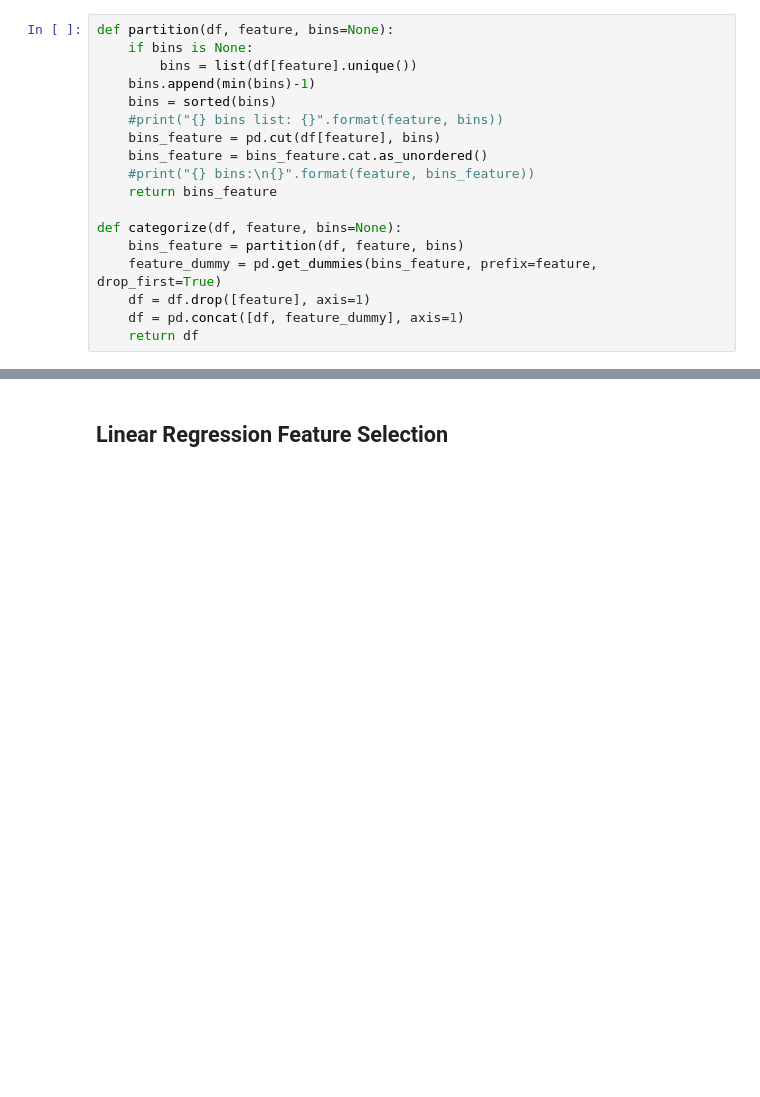
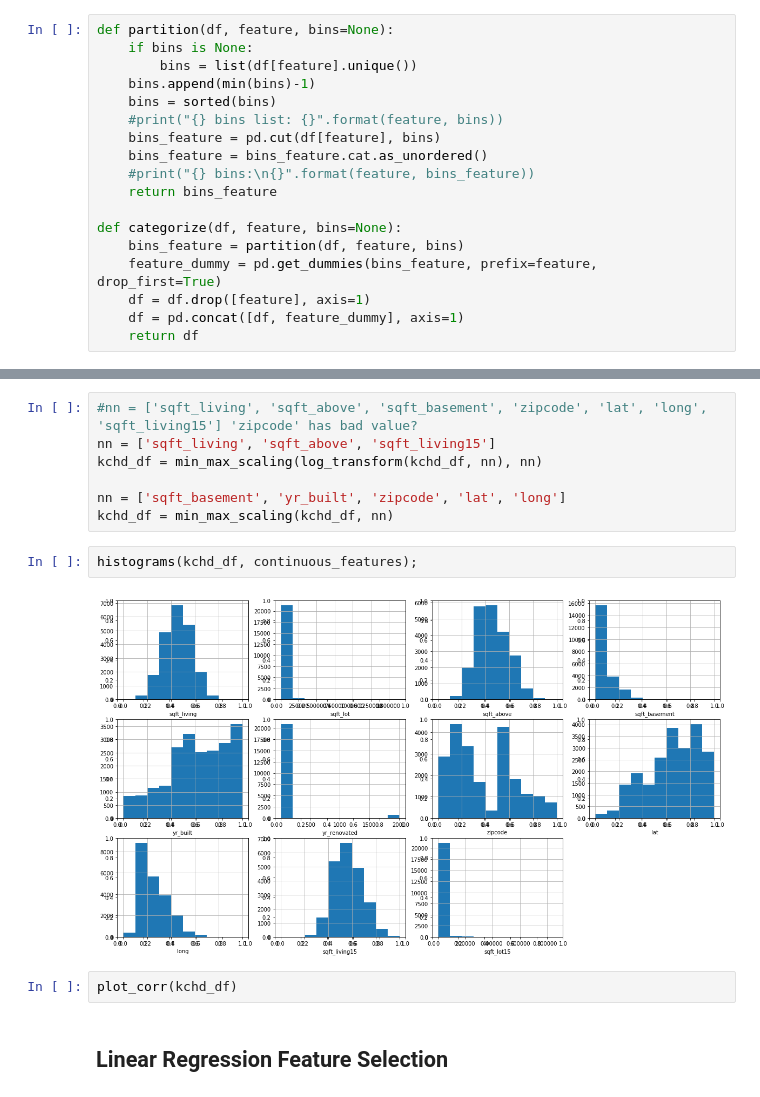
Before and after one commit to sacontreras/dsc-mod1-project, a Jupyter notebook: KingCountyHouseSales.ipynb, the cells around one changed output, grey strips where cells are left out. Saved outputs shown, nothing was run; the diff lists cells and outputs as text; blank space fills up the shorter version.

```diff
--- a/KingCountyHouseSales.ipynb
+++ b/KingCountyHouseSales.ipynb
@@ -480,2 +638,15 @@ kchd_df
+# %%
+#nn = ['sqft_living', 'sqft_above', 'sqft_basement', 'zipcode', 'lat', 'long', 'sqft_living15'] 'zipcode' has bad value?
+nn = ['sqft_living', 'sqft_above', 'sqft_living15']
+kchd_df = min_max_scaling(log_transform(kchd_df, nn), nn)
+
+nn = ['sqft_basement', 'yr_built', 'zipcode', 'lat', 'long']
+kchd_df = min_max_scaling(kchd_df, nn)
+# %%
+histograms(kchd_df, continuous_features);
+# %% [output]
+[figure, added]
+# %%
+plot_corr(kchd_df)
 # %% [markdown]
 ## Linear Regression Feature Selection
```
Also changed, not shown: parts of 43 cells of this notebook.
